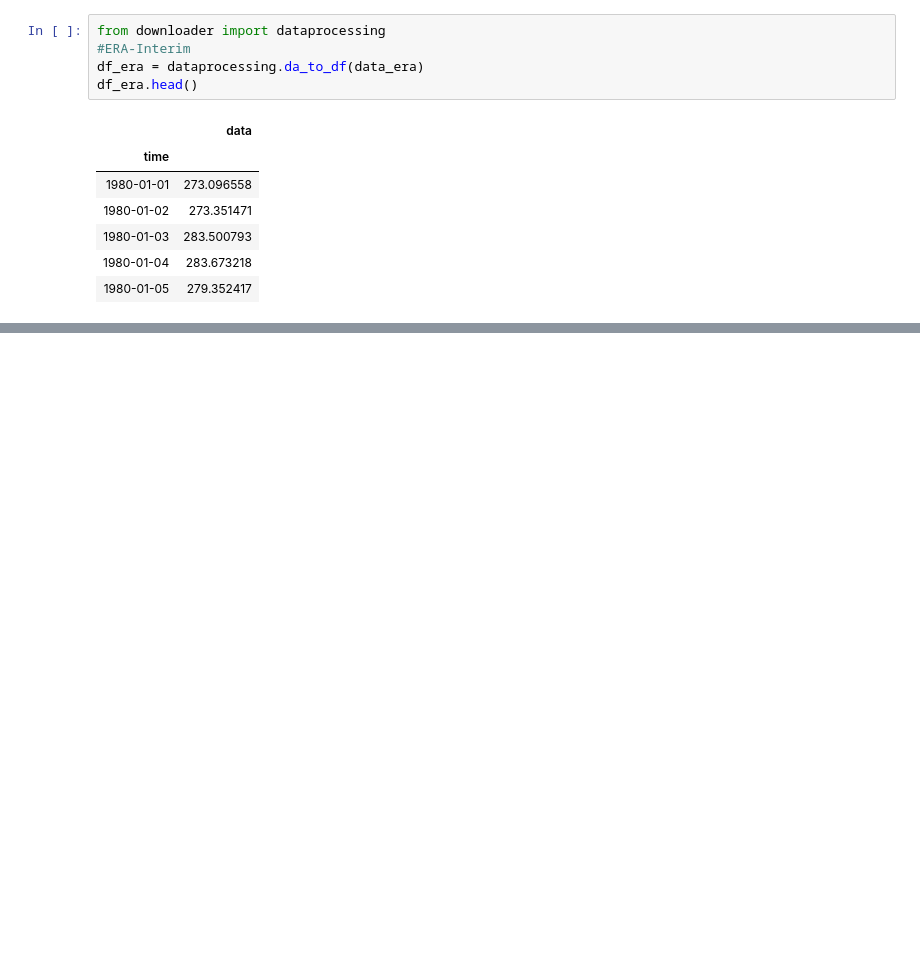
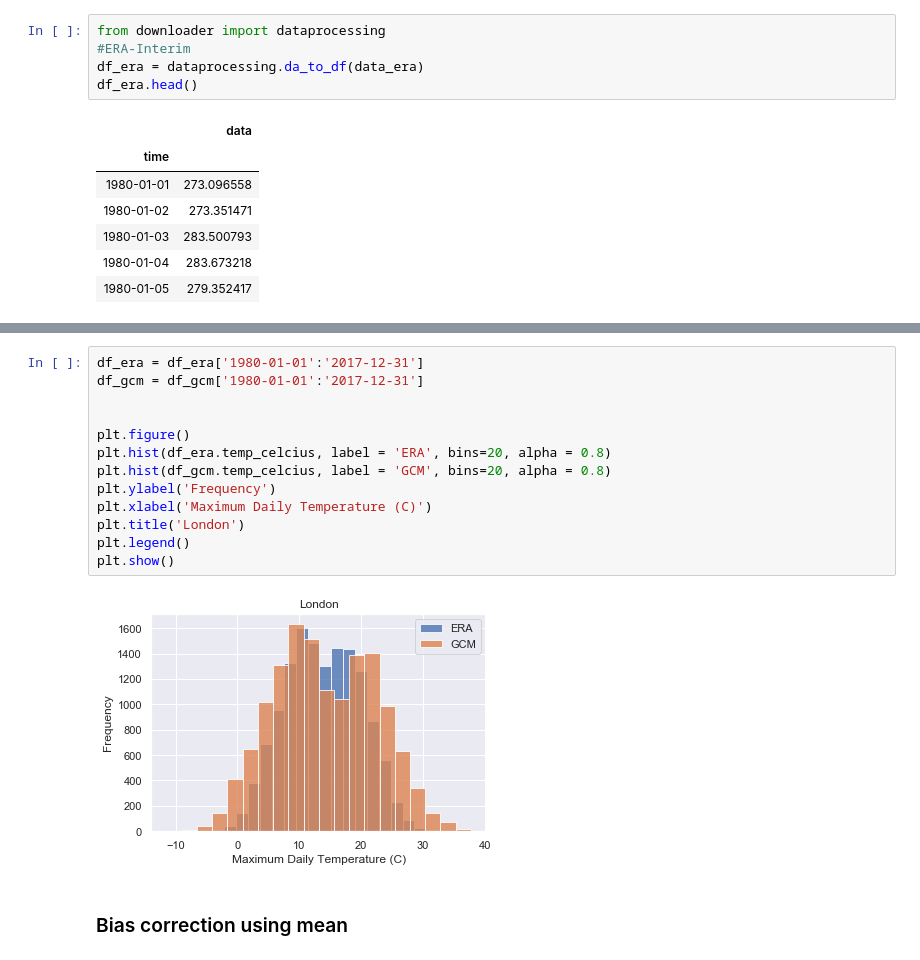
Before and after one commit to raghul-parthipan/urban-climate-downloader, a Jupyter notebook: Week_1.ipynb, the cells around one changed output, grey strips where cells are left out. Saved outputs shown, nothing was run; the diff lists cells and outputs as text; blank space fills up the shorter version.

Commit message:
Bias correction (mean shift)

```diff
--- a/Week_1.ipynb
+++ b/Week_1.ipynb
@@ -79,0 +141,17 @@ plt.show()
+# %%
+df_era = df_era['1980-01-01':'2017-12-31']
+df_gcm = df_gcm['1980-01-01':'2017-12-31']
+
+
+plt.figure()
+plt.hist(df_era.temp_celcius, label = 'ERA', bins=20, alpha = 0.8)
+plt.hist(df_gcm.temp_celcius, label = 'GCM', bins=20, alpha = 0.8)
+plt.ylabel('Frequency')
+plt.xlabel('Maximum Daily Temperature (C)')
+plt.title('London')
+plt.legend()
+plt.show()
+# %% [output]
+[figure, added]
+# %% [markdown]
+### Bias correction using mean ###
```
Also changed, not shown: parts of 10 cells of this notebook.
